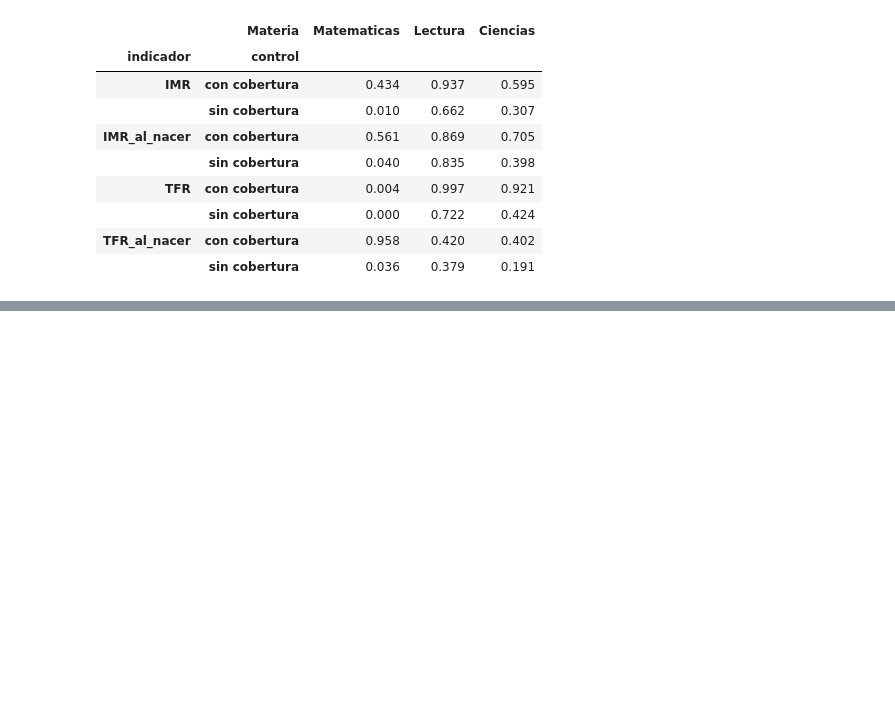
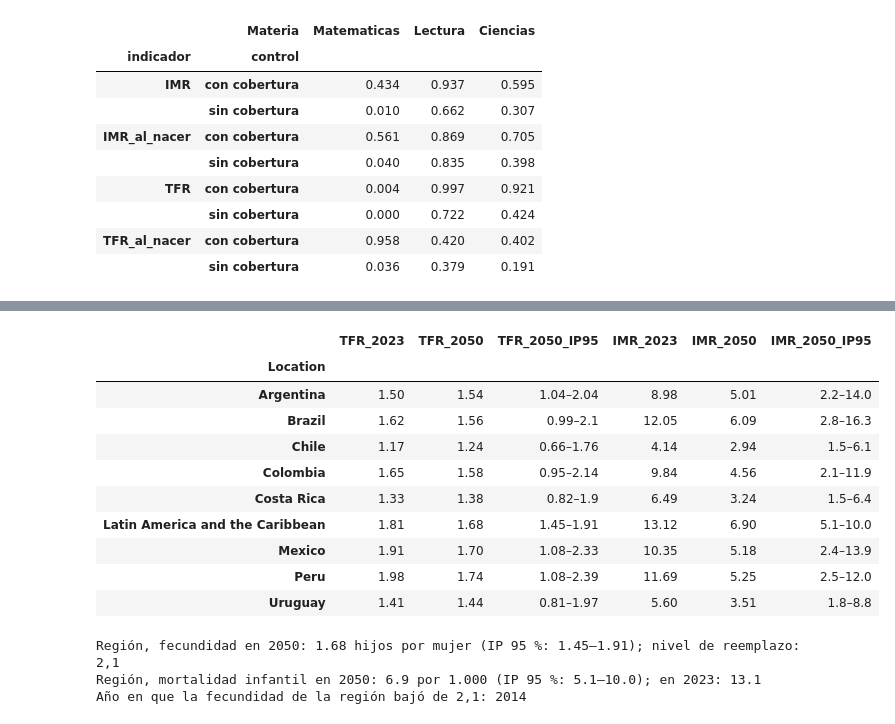
Before and after one commit to aperture-systems-lab/Competencia-ASA, a Jupyter notebook: notebooks/02d_analisis_america_latina.ipynb, the cells around one changed output, grey strips where cells are left out. Cells and saved outputs as stored; diff of their text form; code cells hidden in the pictures; blank space fills up the shorter version.

```diff
--- a/notebooks/02d_analisis_america_latina.ipynb
+++ b/notebooks/02d_analisis_america_latina.ipynb
@@ -394,0 +473,35 @@ Modelos con p < 0,05: 5 de 24
+# %%
+al = cargar_processed("al_wpp_1950_2100.csv")
+sel = al.loc[al["Time"].isin([2023, 2050]) & (al["en_panel_pisa"] | al["ISO3_code"].eq("AL_REGION"))]
+proy = sel.pivot_table(index="Location", columns="Time", values=["TFR", "IMR"])
+pi = al.loc[al["Time"].eq(2050)].set_index("Location")
+tabla_proy = pd.DataFrame({
+    "TFR_2023": proy[("TFR", 2023)], "TFR_2050": proy[("TFR", 2050)],
+    "TFR_2050_IP95": pi["TFR_PI95_inf"].round(2).astype(str) + "–" + pi["TFR_PI95_sup"].round(2).astype(str),
+    "IMR_2023": proy[("IMR", 2023)], "IMR_2050": proy[("IMR", 2050)],
+    "IMR_2050_IP95": pi["IMR_PI95_inf"].round(1).astype(str) + "–" + pi["IMR_PI95_sup"].round(1).astype(str),
+}).dropna(subset=["TFR_2023"]).round(2)
+tabla_proy
+# %% [output]
+|  | TFR_2023 | TFR_2050 | TFR_2050_IP95 | IMR_2023 | IMR_2050 | IMR_2050_IP95 |
+| Location |  |  |  |  |  |  |
+| Argentina | 1.50 | 1.54 | 1.04–2.04 | 8.98 | 5.01 | 2.2–14.0 |
+| Brazil | 1.62 | 1.56 | 0.99–2.1 | 12.05 | 6.09 | 2.8–16.3 |
+| Chile | 1.17 | 1.24 | 0.66–1.76 | 4.14 | 2.94 | 1.5–6.1 |
+| Colombia | 1.65 | 1.58 | 0.95–2.14 | 9.84 | 4.56 | 2.1–11.9 |
+| Costa Rica | 1.33 | 1.38 | 0.82–1.9 | 6.49 | 3.24 | 1.5–6.4 |
+| Latin America and the Caribbean | 1.81 | 1.68 | 1.45–1.91 | 13.12 | 6.90 | 5.1–10.0 |
+| Mexico | 1.91 | 1.70 | 1.08–2.33 | 10.35 | 5.18 | 2.4–13.9 |
+| Peru | 1.98 | 1.74 | 1.08–2.39 | 11.69 | 5.25 | 2.5–12.0 |
+| Uruguay | 1.41 | 1.44 | 0.81–1.97 | 5.60 | 3.51 | 1.8–8.8 |
+# %%
+region = al.loc[al["ISO3_code"].eq("AL_REGION")].set_index("Time")
+print(f"Región, fecundidad en 2050: {region.loc[2050, 'TFR']:.2f} hijos por mujer "
+      f"(IP 95 %: {region.loc[2050, 'TFR_PI95_inf']:.2f}–{region.loc[2050, 'TFR_PI95_sup']:.2f}); nivel de reemplazo: 2,1")
+print(f"Región, mortalidad infantil en 2050: {region.loc[2050, 'IMR']:.1f} por 1.000 "
+      f"(IP 95 %: {region.loc[2050, 'IMR_PI95_inf']:.1f}–{region.loc[2050, 'IMR_PI95_sup']:.1f}); en 2023: {region.loc[2023, 'IMR']:.1f}")
+print(f"Año en que la fecundidad de la región bajó de 2,1: {int(region.loc[region['TFR'] < 2.1].index.min())}")
+# %% [output]
+Región, fecundidad en 2050: 1.68 hijos por mujer (IP 95 %: 1.45–1.91); nivel de reemplazo: 2,1
+Región, mortalidad infantil en 2050: 6.9 por 1.000 (IP 95 %: 5.1–10.0); en 2023: 13.1
+Año en que la fecundidad de la región bajó de 2,1: 2014
```
Also changed, not shown: parts of 9 cells of this notebook, 9 other files.
